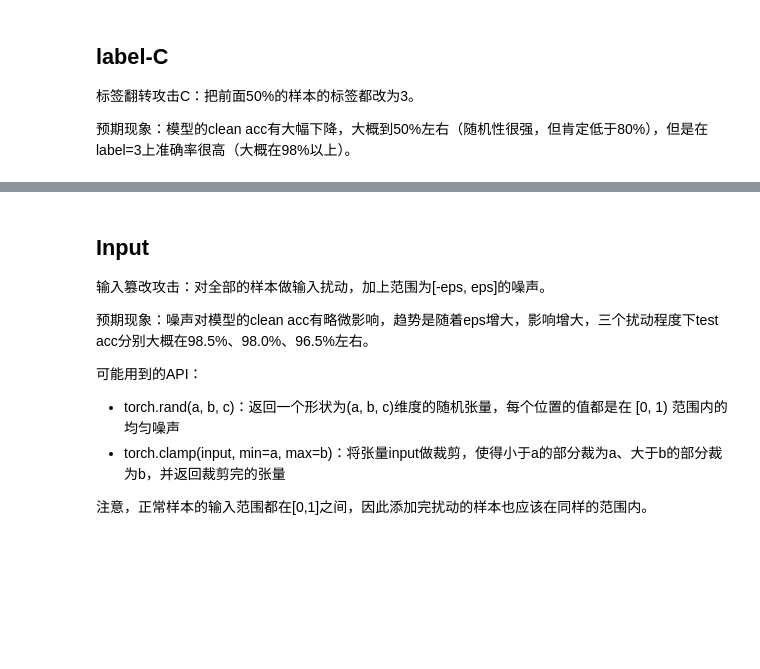
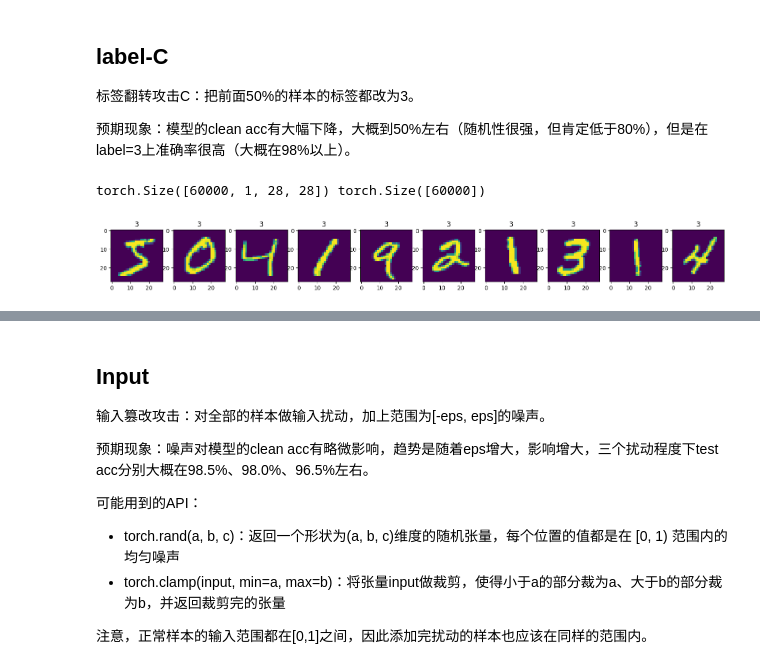
Before and after one commit to GodKeawa/AISystemSecurity, a Jupyter notebook: Task9/Week9_Task1_Question.ipynb, the cells around one changed output, grey strips where cells are left out. Saved outputs shown, nothing was run; the diff lists cells and outputs as text; code cells hidden in the pictures; blank space fills up the shorter version.

```diff
--- a/Task9/Week9_Task1_Question.ipynb
+++ b/Task9/Week9_Task1_Question.ipynb
@@ -150,26 +189,30 @@ test_on_target_label(model, test_loader, target=7)
 # %%
 simple_transform = torchvision.transforms.ToTensor()
 clean_train_data = torchvision.datasets.MNIST(root='data/', train=True, transform=simple_transform, download=True)
 xs = []
 ys = []
 # 攻击者可以对clean_train_data遍历和投毒
 for idx, (x, y) in enumerate(clean_train_data):
     # TODO：对前面50%的样本做标签翻转攻击C
-
+    if idx < len(clean_train_data) // 2:
+        y = 3
     xs.append(x)
     ys.append(y)
 
 xs_tensor = torch.stack(xs)
 ys_tensor = torch.tensor(ys)
 print(xs_tensor.shape, ys_tensor.shape)
 
 fig = plt.figure(figsize=(20, 3))
 for i in range(10):
     a = fig.add_subplot(1, 10, i+1)
     x = xs_tensor[i]
     y = ys_tensor[i]
     a.set_title(str(y.item()))
     plt.imshow(x[0])  # 可视化x唯一色彩通道的像素值
+# %% [output]
+torch.Size([60000, 1, 28, 28]) torch.Size([60000])
+[figure, added]
 # %%
 poison_data = torch.utils.data.TensorDataset(xs_tensor, ys_tensor)
 poison_loader = torch.utils.data.DataLoader(dataset=poison_data, batch_size=batch_size, shuffle=True)
```
Also changed, not shown: parts of 13 cells of this notebook.
